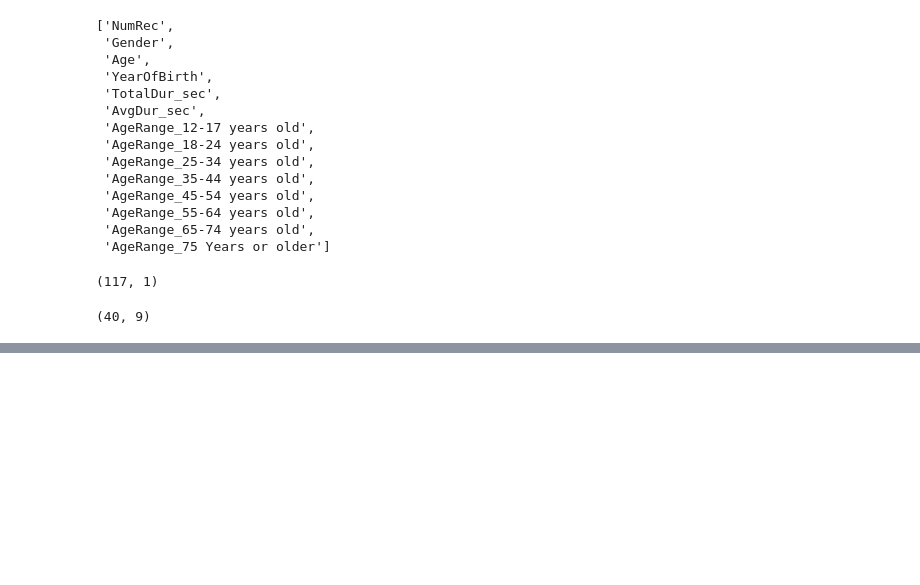
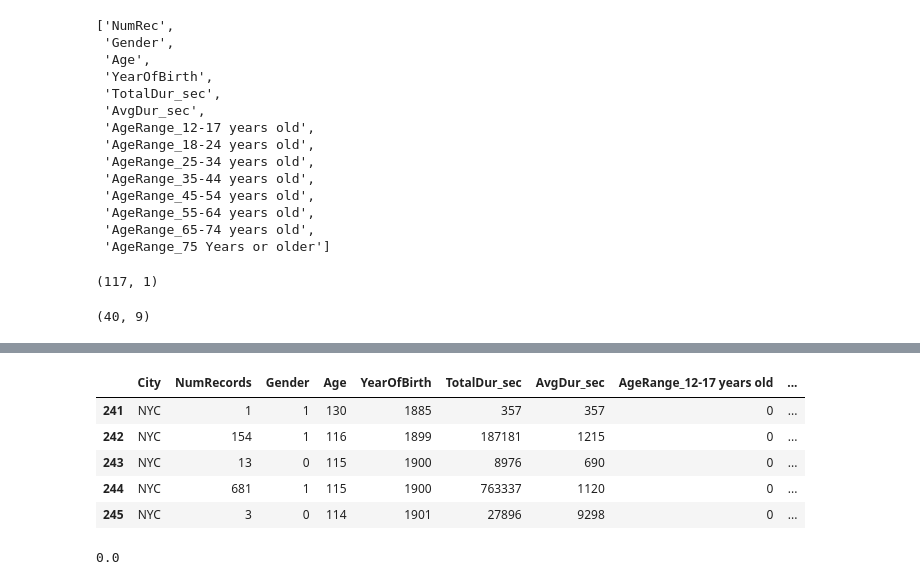
Before and after one commit to Sw3m/Data_Science_GA_Project_15, a Jupyter notebook: City Bike Share Project Paper.ipynb, the cells around one changed output, grey strips where cells are left out. Saved outputs shown, nothing was run; the diff lists cells and outputs as text; code cells hidden in the pictures; blank space fills up the shorter version.

```diff
--- a/City Bike Share Project Paper.ipynb
+++ b/City Bike Share Project Paper.ipynb
@@ -295,0 +316,12 @@ RandomForestClassifier(bootstrap=True, class_weight=None, criterion='gini',
+# %%
+NYCtemp = pd.get_dummies(dsNYC, columns = ['AgeRange'])
+# %%
+NYCtemp['Gender']=NYCtemp.Gender.map({'Female':0,'Male':1})
+NYCtemp.head()
+# %% [output]
+|  | City | NumRecords | Gender | Age | YearOfBirth | TotalDur_sec | AvgDur_sec | AgeRange_12-17 years old | ... |
+| 241 | NYC | 1 | 1 | 130 | 1885 | 357 | 357 | 0 | ... |
+| 242 | NYC | 154 | 1 | 116 | 1899 | 187181 | 1215 | 0 | ... |
+| 243 | NYC | 13 | 0 | 115 | 1900 | 8976 | 690 | 0 | ... |
+| 244 | NYC | 681 | 1 | 115 | 1900 | 763337 | 1120 | 0 | ... |
+| 245 | NYC | 3 | 0 | 114 | 1901 | 27896 | 9298 | 0 | ... |
@@ -295,0 +341,7 @@ RandomForestClassifier(bootstrap=True, class_weight=None, criterion='gini',
+# %%
+nlr_rgr = LogisticRegression()
+nlr_rgr.fit(X_train, y_train['NumRecords'])
+y_pred_nlr = nlr_rgr.predict(X_test)
+print(accuracy_score(y_test,y_pred_nlr))
+# %% [output]
+0.0
```
Also changed, not shown: parts of 19 cells of this notebook, 3 other files.
